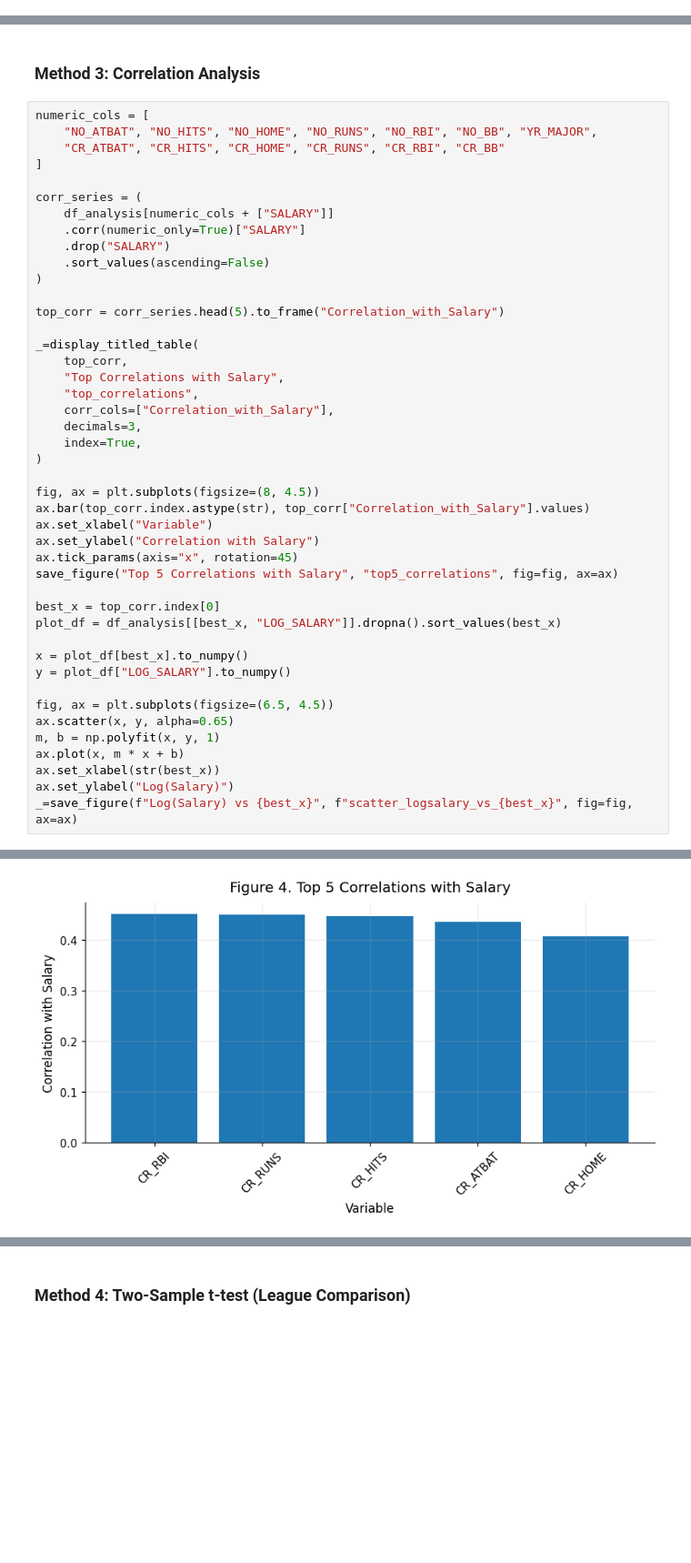
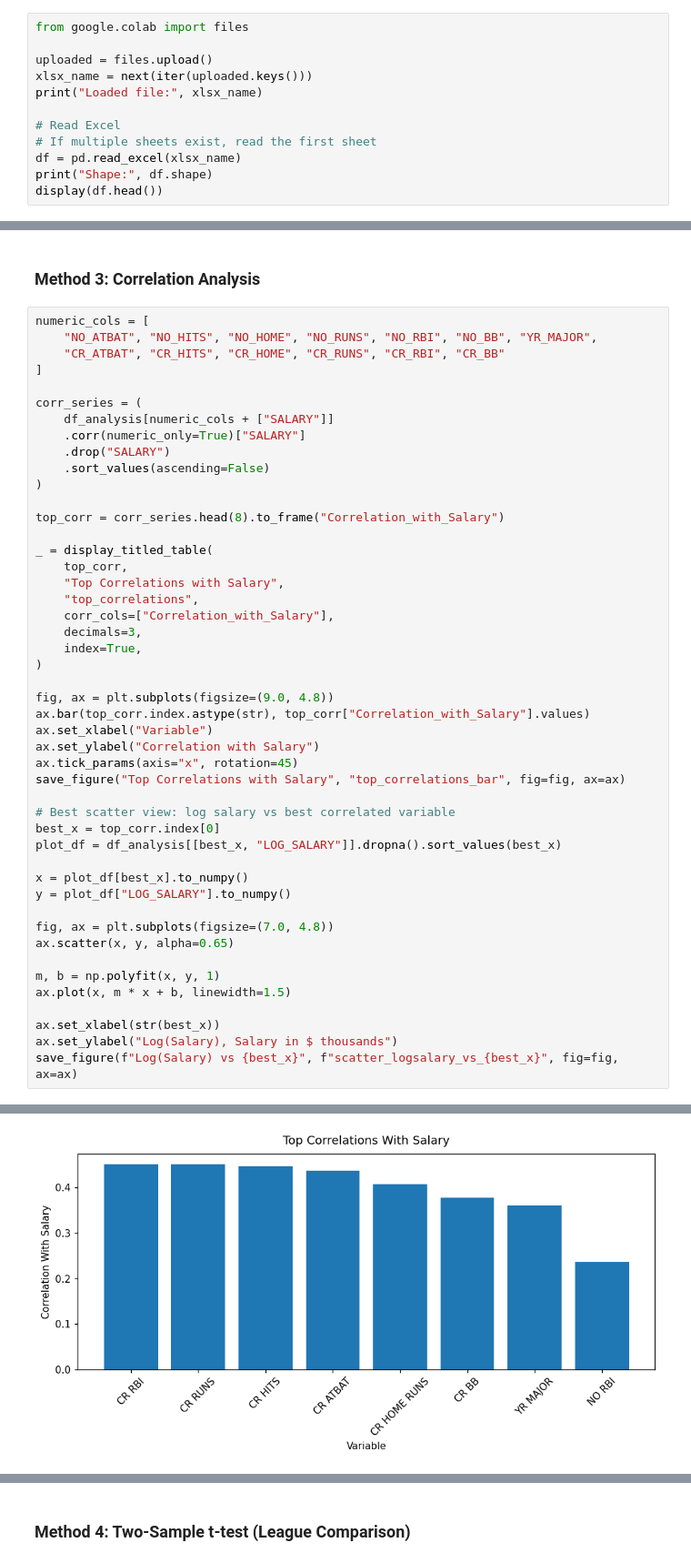
Before and after one commit to stephtaylor49-coder/baseball-salary-analysis, a Jupyter notebook: BaseballSalary_ST.ipynb, the cells around one changed output, grey strips where cells are left out. Shown at 91% size. Saved outputs shown, nothing was run; the diff lists cells and outputs as text; blank space fills up the shorter version.

```diff
--- a/BaseballSalary_ST.ipynb
+++ b/BaseballSalary_ST.ipynb
@@ -238,0 +863,12 @@ Shape: (322, 22)
+# %%
+from google.colab import files
+
+uploaded = files.upload()
+xlsx_name = next(iter(uploaded.keys()))
+print("Loaded file:", xlsx_name)
+
+# Read Excel
+# If multiple sheets exist, read the first sheet
+df = pd.read_excel(xlsx_name)
+print("Shape:", df.shape)
+display(df.head())
@@ -765,9 +1663,9 @@ corr_series = (
     .sort_values(ascending=False)
 )
 
-top_corr = corr_series.head(5).to_frame("Correlation_with_Salary")
+top_corr = corr_series.head(8).to_frame("Correlation_with_Salary")
 
-_=display_titled_table(
+_ = display_titled_table(
     top_corr,
     "Top Correlations with Salary",
     "top_correlations",
@@ -776,24 +1674,27 @@ _=display_titled_table(
     index=True,
 )
 
-fig, ax = plt.subplots(figsize=(8, 4.5))
+fig, ax = plt.subplots(figsize=(9.0, 4.8))
 ax.bar(top_corr.index.astype(str), top_corr["Correlation_with_Salary"].values)
 ax.set_xlabel("Variable")
 ax.set_ylabel("Correlation with Salary")
 ax.tick_params(axis="x", rotation=45)
-save_figure("Top 5 Correlations with Salary", "top5_correlations", fig=fig, ax=ax)
+save_figure("Top Correlations with Salary", "top_correlations_bar", fig=fig, ax=ax)
 
+# Best scatter view: log salary vs best correlated variable
 best_x = top_corr.index[0]
 plot_df = df_analysis[[best_x, "LOG_SALARY"]].dropna().sort_values(best_x)
 
 x = plot_df[best_x].to_numpy()
 y = plot_df["LOG_SALARY"].to_numpy()
 
-fig, ax = plt.subplots(figsize=(6.5, 4.5))
+fig, ax = plt.subplots(figsize=(7.0, 4.8))
 ax.scatter(x, y, alpha=0.65)
+
 m, b = np.polyfit(x, y, 1)
-ax.plot(x, m * x + b)
+ax.plot(x, m * x + b, linewidth=1.5)
+
 ax.set_xlabel(str(best_x))
-ax.set_ylabel("Log(Salary)")
-_=save_figure(f"Log(Salary) vs {best_x}", f"scatter_logsalary_vs_{best_x}", fig=fig, ax=ax)
+ax.set_ylabel("Log(Salary), Salary in $ thousands")
+save_figure(f"Log(Salary) vs {best_x}", f"scatter_logsalary_vs_{best_x}", fig=fig, ax=ax)
 # %% [output]
@@ -807 +1711 @@ Table 13. Top Correlations with Salary
-[figure, old version]
+[figure, new version]
```
Also changed, not shown: parts of 22 cells of this notebook.
